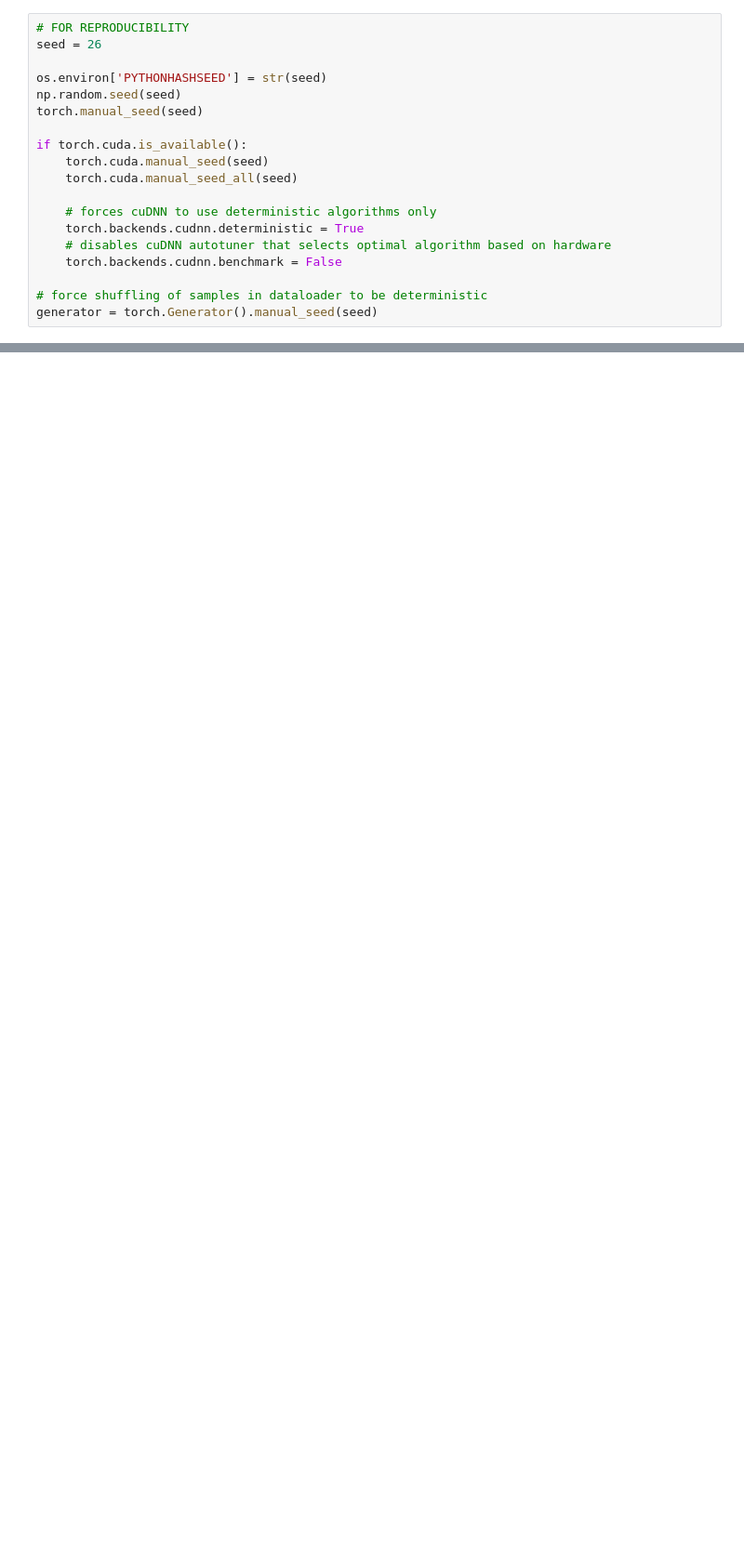
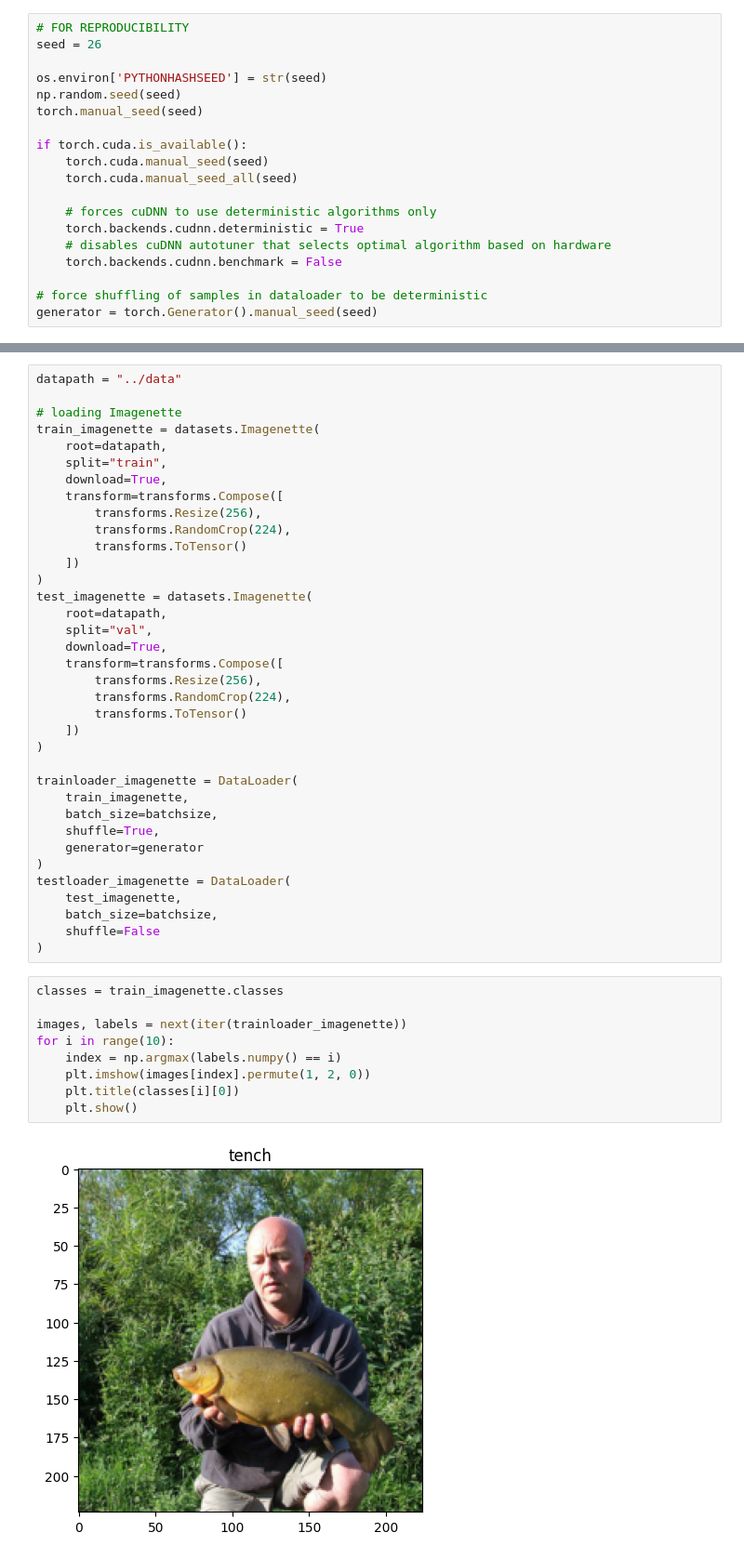
Before and after one commit to noss123/summer-project, a Jupyter notebook: vggnet/vggnet.ipynb, the cells around one changed output, grey strips where cells are left out. Shown at 93% size. Saved outputs shown, nothing was run; the diff lists cells and outputs as text; blank space fills up the shorter version.

Commit message:
loaded imagenette dataset

```diff
--- a/vggnet/vggnet.ipynb
+++ b/vggnet/vggnet.ipynb
@@ -35,0 +44,47 @@ generator = torch.Generator().manual_seed(seed)
+# %%
+datapath = "../data"
+
+# loading Imagenette
+train_imagenette = datasets.Imagenette(
+    root=datapath,
+    split="train",
+    download=True,
+    transform=transforms.Compose([
+        transforms.Resize(256),
+        transforms.RandomCrop(224),
+        transforms.ToTensor()
+    ])
+)
+test_imagenette = datasets.Imagenette(
+    root=datapath,
+    split="val",
+    download=True,
+    transform=transforms.Compose([
+        transforms.Resize(256),
+        transforms.RandomCrop(224),
+        transforms.ToTensor()
+    ])
+)
+
+trainloader_imagenette = DataLoader(
+    train_imagenette,
+    batch_size=batchsize,
+    shuffle=True,
+    generator=generator
+)
+testloader_imagenette = DataLoader(
+    test_imagenette,
+    batch_size=batchsize,
+    shuffle=False
+)
+# %%
+classes = train_imagenette.classes
+
+images, labels = next(iter(trainloader_imagenette))
+for i in range(10):
+    index = np.argmax(labels.numpy() == i)
+    plt.imshow(images[index].permute(1, 2, 0))
+    plt.title(classes[i][0])
+    plt.show()
+# %% [output]
+[figure, added]
```
Also changed, not shown: parts of 5 cells of this notebook.
